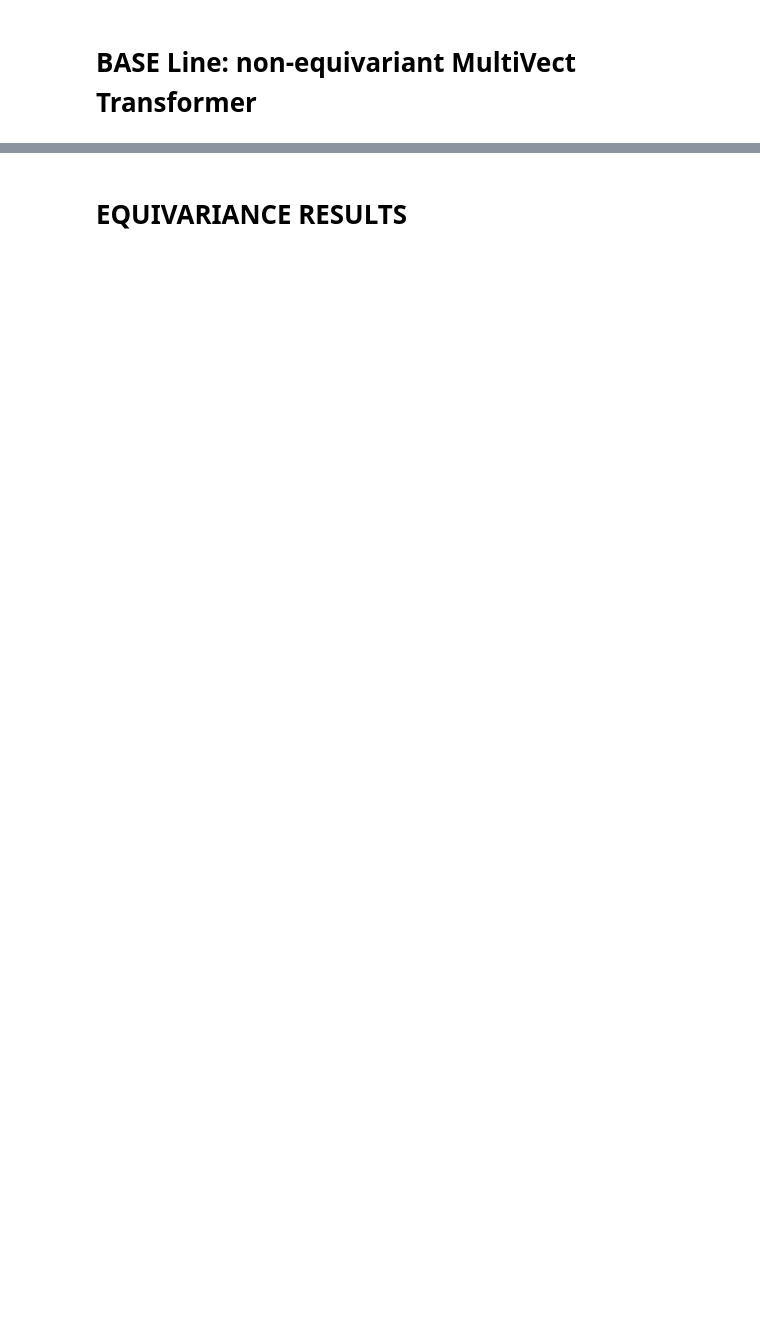
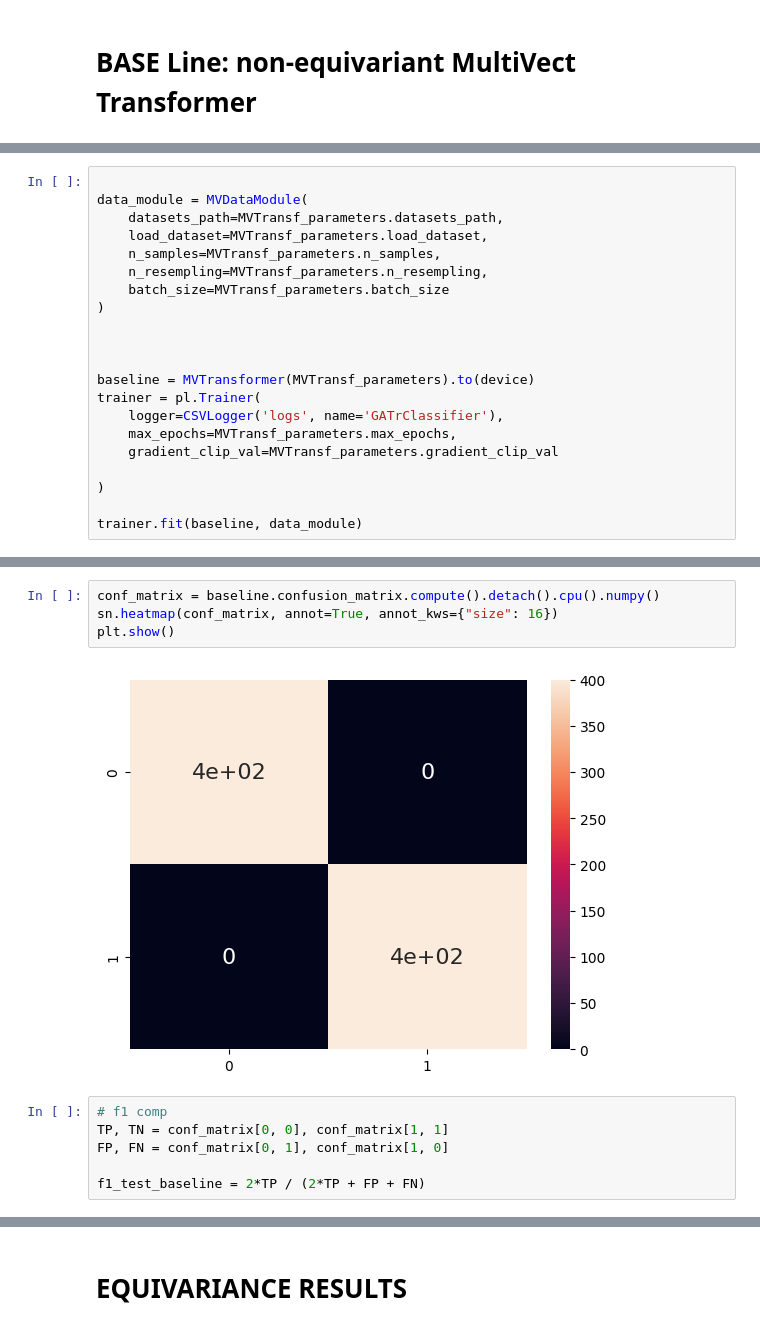
Before and after one commit to gg-dema/GATr-Geometric-Algebraic-Transformer, a Jupyter notebook: main.ipynb, the cells around one changed output, grey strips where cells are left out. Cells and saved outputs as stored; diff of their text form; blank space fills up the shorter version.

```diff
--- a/main.ipynb
+++ b/main.ipynb
@@ -292,0 +657,21 @@ BLA BLABLBALDLB
+# %%
+
+data_module = MVDataModule(
+    datasets_path=MVTransf_parameters.datasets_path,
+    load_dataset=MVTransf_parameters.load_dataset,
+    n_samples=MVTransf_parameters.n_samples,
+    n_resempling=MVTransf_parameters.n_resempling,
+    batch_size=MVTransf_parameters.batch_size
+)
+
+
+
+baseline = MVTransformer(MVTransf_parameters).to(device)
+trainer = pl.Trainer(
+    logger=CSVLogger('logs', name='GATrClassifier'),
+    max_epochs=MVTransf_parameters.max_epochs,
+    gradient_clip_val=MVTransf_parameters.gradient_clip_val
+
+)
+
+trainer.fit(baseline, data_module)
@@ -292,0 +711,12 @@ BLA BLABLBALDLB
+# %%
+conf_matrix = baseline.confusion_matrix.compute().detach().cpu().numpy()
+sn.heatmap(conf_matrix, annot=True, annot_kws={"size": 16})
+plt.show()
+# %% [output]
+[figure, added]
+# %%
+# f1 comp
+TP, TN = conf_matrix[0, 0], conf_matrix[1, 1]
+FP, FN = conf_matrix[0, 1], conf_matrix[1, 0]
+
+f1_test_baseline = 2*TP / (2*TP + FP + FN)
```
Also changed, not shown: parts of 64 cells of this notebook.
